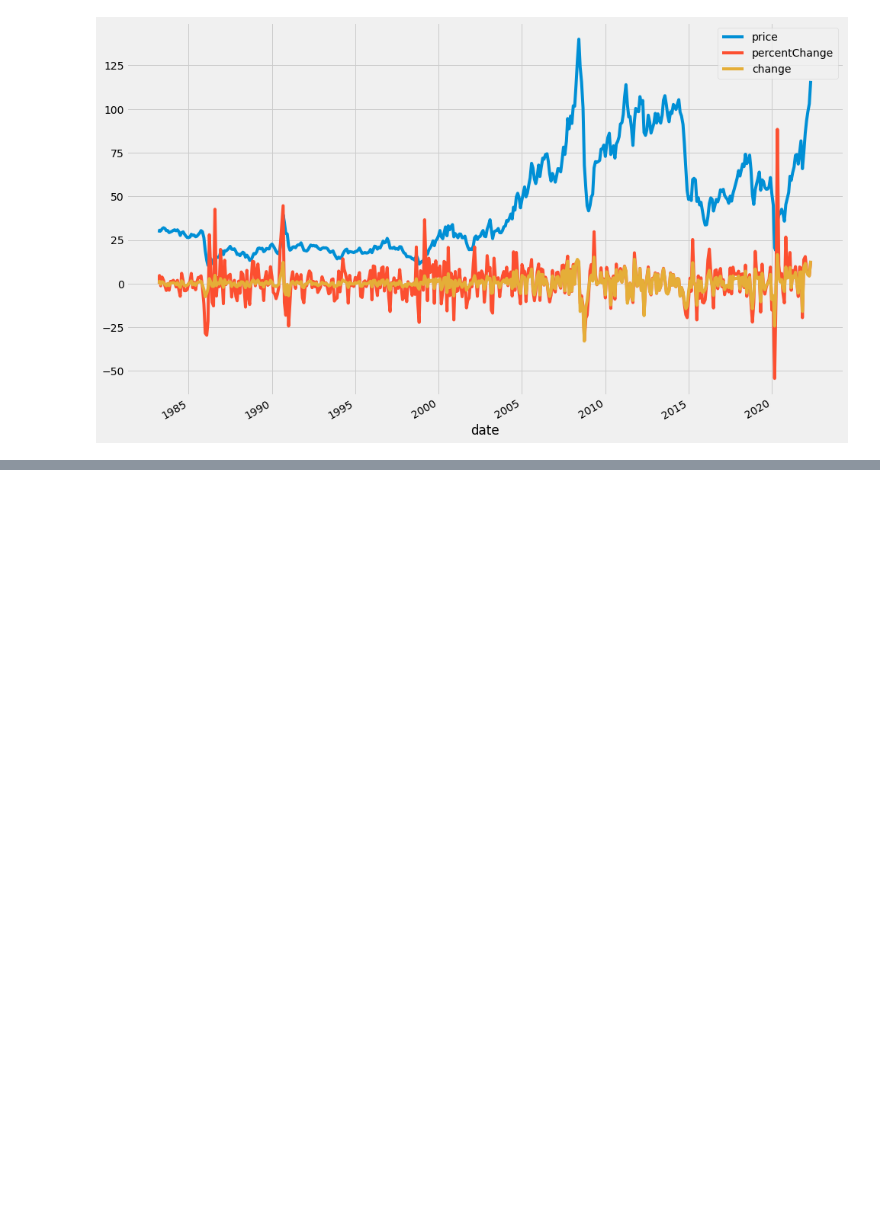
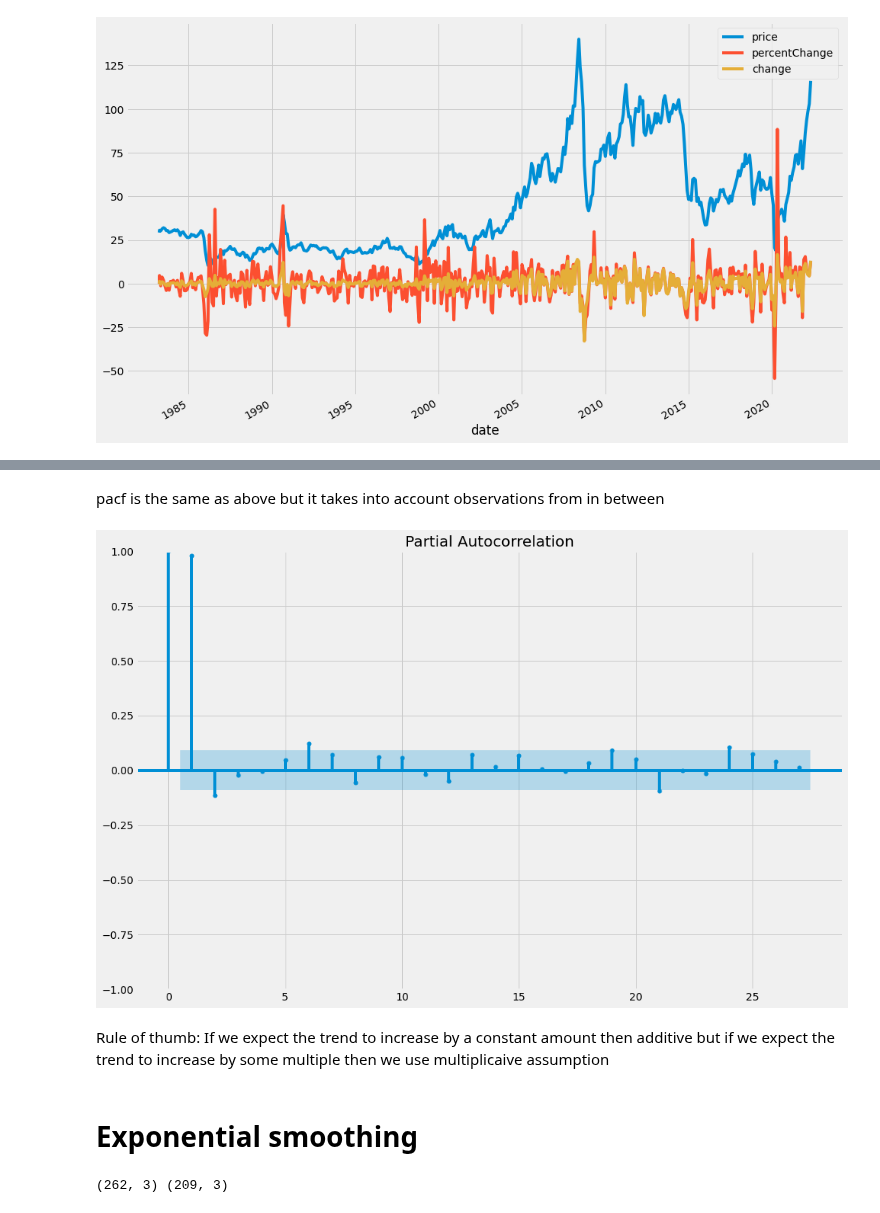
Before and after one commit to silvererudite/30-for-30-ml-projects, a Jupyter notebook: time-series/oil-price-time-series-analysis.ipynb, the cells around one changed output, grey strips where cells are left out. Cells and saved outputs as stored; diff of their text form; code cells hidden in the pictures; blank space fills up the shorter version.

```diff
--- a/time-series/oil-price-time-series-analysis.ipynb
+++ b/time-series/oil-price-time-series-analysis.ipynb
@@ -57,0 +95,17 @@ plt.show()
+# %% [markdown]
+pacf is the same as above but it takes into account observations from in between
+# %%
+plot_pacf(df['price'])
+print()
+# %% [output]
+[figure, added]
+# %% [markdown]
+Rule of thumb: If we expect the trend to increase by a constant amount then additive but if we expect the trend to increase by some multiple then we use multiplicaive assumption
+# %% [markdown]
+# Exponential smoothing
+# %%
+cutoff_date = '2004-12-31'
+xtrain, xvalid = df.loc[df.index <= cutoff_date], df.loc[df.index > cutoff_date]
+print(xtrain.shape, xvalid.shape)
+# %% [output]
+(262, 3) (209, 3)
```
Also changed, not shown: parts of 15 cells of this notebook.
